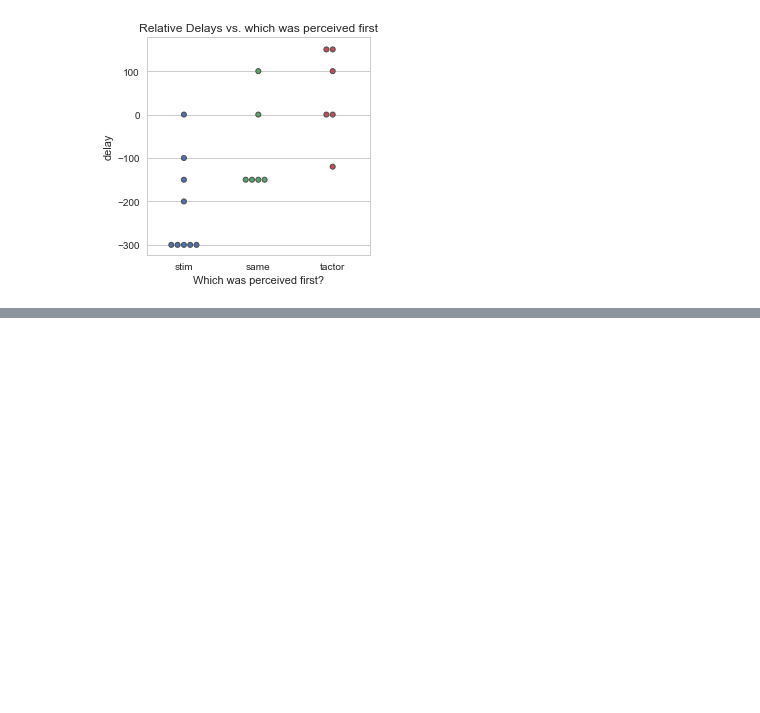
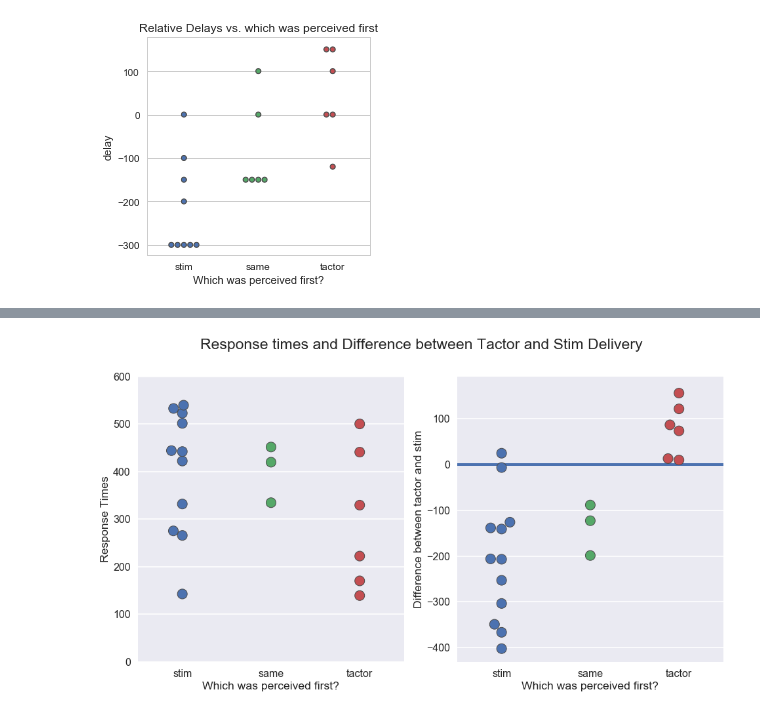
Before and after one commit to davidjuliancaldwell/StimulationResponseTimingPython, a Jupyter notebook: a1355e_tempOrderJudge.ipynb, the cells around one changed output, grey strips where cells are left out. Saved outputs shown, nothing was run; the diff lists cells and outputs as text; code cells hidden in the pictures; blank space fills up the shorter version.

```diff
--- a/a1355e_tempOrderJudge.ipynb
+++ b/a1355e_tempOrderJudge.ipynb
@@ -75,0 +179,15 @@ array([1, 2, 1, 1, 0, 2, 0, 1, 2, 2, 0, 2, 1, 1, 2, 0, 1, 0, 1, 0, 1])
+# %%
+fig, ax = plt.subplots(1, 2,figsize=(16,8))
+sns.swarmplot(x="firstFeelName", y="responseTimes (ms)", data=data,linewidth=1,size=15,ax=ax[0]);
+ax[0].set_xlabel('Which was perceived first?')
+ax[0].set_ylabel('Response Times')
+ax[0].set_ylim([0,600])
+
+sns.swarmplot(x="firstFeelName", y="tactorStimDiff (ms)", data=data,linewidth=1,size=15,ax=ax[1]);
+ax[1].set_xlabel('Which was perceived first?')
+ax[1].set_ylabel('Difference between tactor and stim')
+ax[1].axhline(y=0,linewidth=4)
+plt.suptitle('Response times and Difference between Tactor and Stim Delivery')
+plt.savefig('TOJ_a1355e_both_calculated.png',dpi=600)
+# %% [output]
+[figure, added]
```
Also changed, not shown: parts of 12 cells of this notebook, 1 other file.
